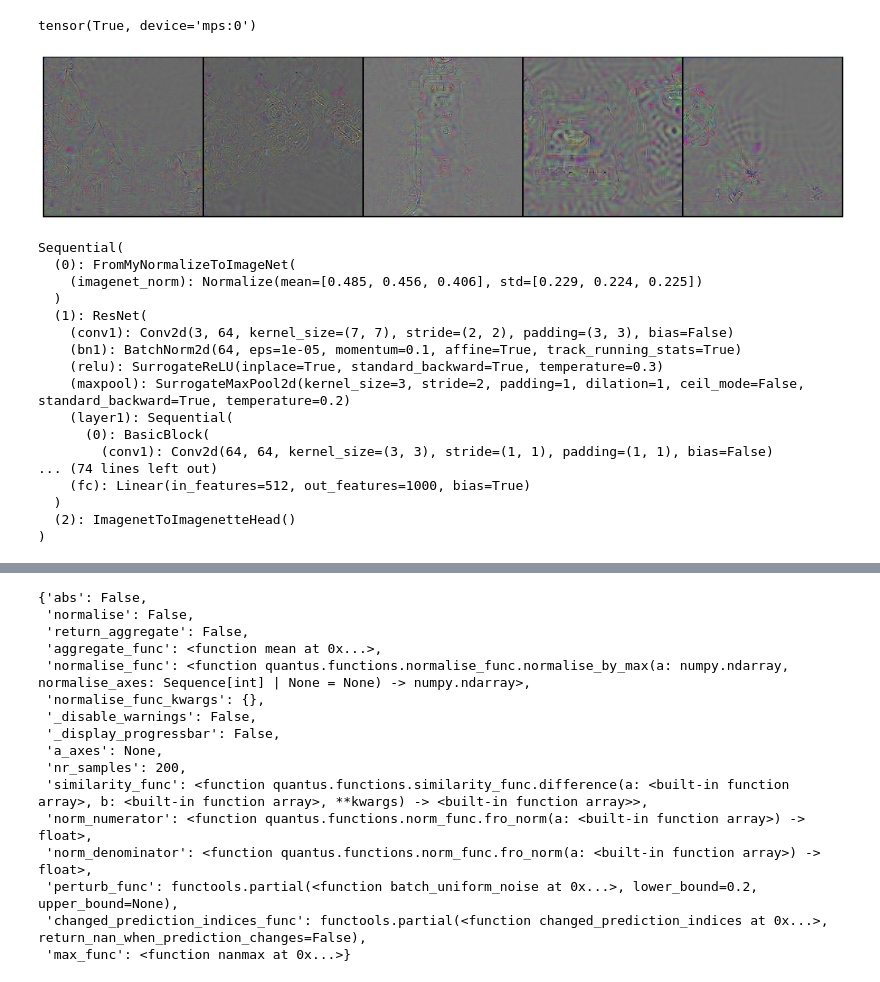
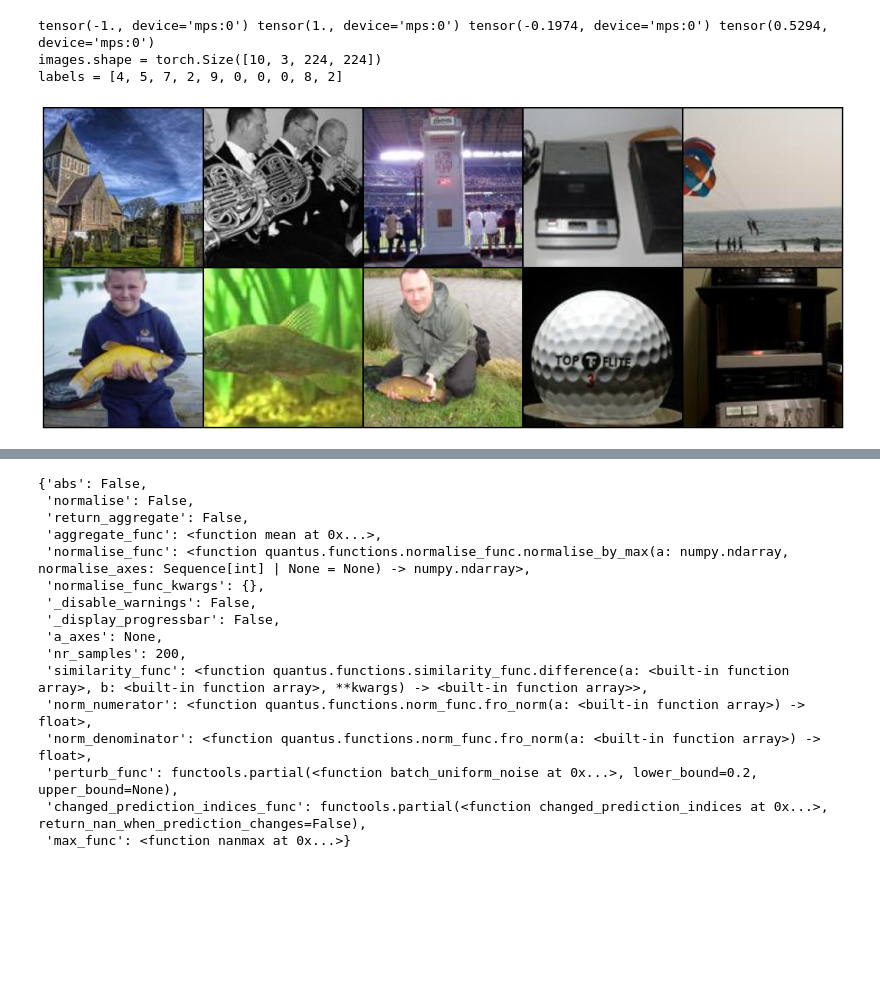
Before and after one commit to 314-Foundation/SemanticPullbacks, a Jupyter notebook: notebooks/quantus.ipynb, the cells around one changed output, grey strips where cells are left out. Drawn from its saved outputs; the diff is of its cells as text; code cells hidden in the pictures; blank space fills up the shorter version.

Commit message:
clean notebooks, unify notation

```diff
--- a/notebooks/quantus.ipynb
+++ b/notebooks/quantus.ipynb
@@ -171,4 +0,0 @@ grads = lga.attribute(images, target=labels)
-# %%
-(grads == orig_grads).all()
-# %% [output]
-tensor(True, device='mps:0')
@@ -177,24 +1,52 @@ soft_grads = lra.attribute(images, target=labels)
-# %%
-plot_example_grid(soft_grads, nrow=5)
-# %% [output]
-[figure, removed]
-# %%
-model
-# %% [output]
-Sequential(
-  (0): FromMyNormalizeToImageNet(
-    (imagenet_norm): Normalize(mean=[0.485, 0.456, 0.406], std=[0.229, 0.224, 0.225])
-  )
-  (1): ResNet(
-    (conv1): Conv2d(3, 64, kernel_size=(7, 7), stride=(2, 2), padding=(3, 3), bias=False)
-    (bn1): BatchNorm2d(64, eps=1e-05, momentum=0.1, affine=True, track_running_stats=True)
-    (relu): SurrogateReLU(inplace=True, standard_backward=True, temperature=0.3)
-    (maxpool): SurrogateMaxPool2d(kernel_size=3, stride=2, padding=1, dilation=1, ceil_mode=False, standard_backward=True, temperature=0.2)
-    (layer1): Sequential(
-      (0): BasicBlock(
-        (conv1): Conv2d(64, 64, kernel_size=(3, 3), stride=(1, 1), padding=(1, 1), bias=False)
-... (74 lines left out)
-    (fc): Linear(in_features=512, out_features=1000, bias=True)
-  )
-  (2): ImagenetToImagenetteHead()
-)
+# %%
+%load_ext autoreload
+%autoreload 2
+# %matplotlib inline
+
+import os
+while 'notebooks' in os.getcwd():
+    os.chdir("../")
+
+# !pwd
+
+import torch
+from torch import nn, einsum
+
+import torch.nn.functional as F
+
+from lib.helpers import plot_example_grid
+from lib.attributions import GradientAscentDiff, PullbackAscentDiff
+from lib.faithfulness import evaluate_response_faithfulness
+from lib.setup import setup_notebook
+from lib.defaults import get_default_kwargs
+
+from lib.surrogates import LayerNorm2d, PVTAttention
+
+
+batch_size = 10
+model_name = "resnet18"
+# model_name = "resnet50"
+# model_name = "vgg11_bn"
+# model_name = "pvt_v2_b2"
+model_source = "torchvision"
+# model_source = "timm"
+
+device, loader, model = setup_notebook(batch_size=batch_size, model_name=model_name, model_source=model_source)
+
+it = iter(loader)
+images, labels = next(it)
+
+images = images.to(device)
+labels = labels.to(device)
+
+# print(len(loader.dataset))
+print(images.min(), images.max(), images.mean(), images.std())
+print(f"images.shape = {images.shape}")
+print(f"labels = {labels[:10].tolist()}")
+
+plot_example_grid(images[:10], nrow=5)
+# %% [output]
+tensor(-1., device='mps:0') tensor(1., device='mps:0') tensor(-0.1974, device='mps:0') tensor(0.5294, device='mps:0')
+images.shape = torch.Size([10, 3, 224, 224])
+labels = [4, 5, 7, 2, 9, 0, 0, 0, 8, 2]
+[figure, added]
```
Also changed, not shown: parts of 22 cells of this notebook, 4 other files.
